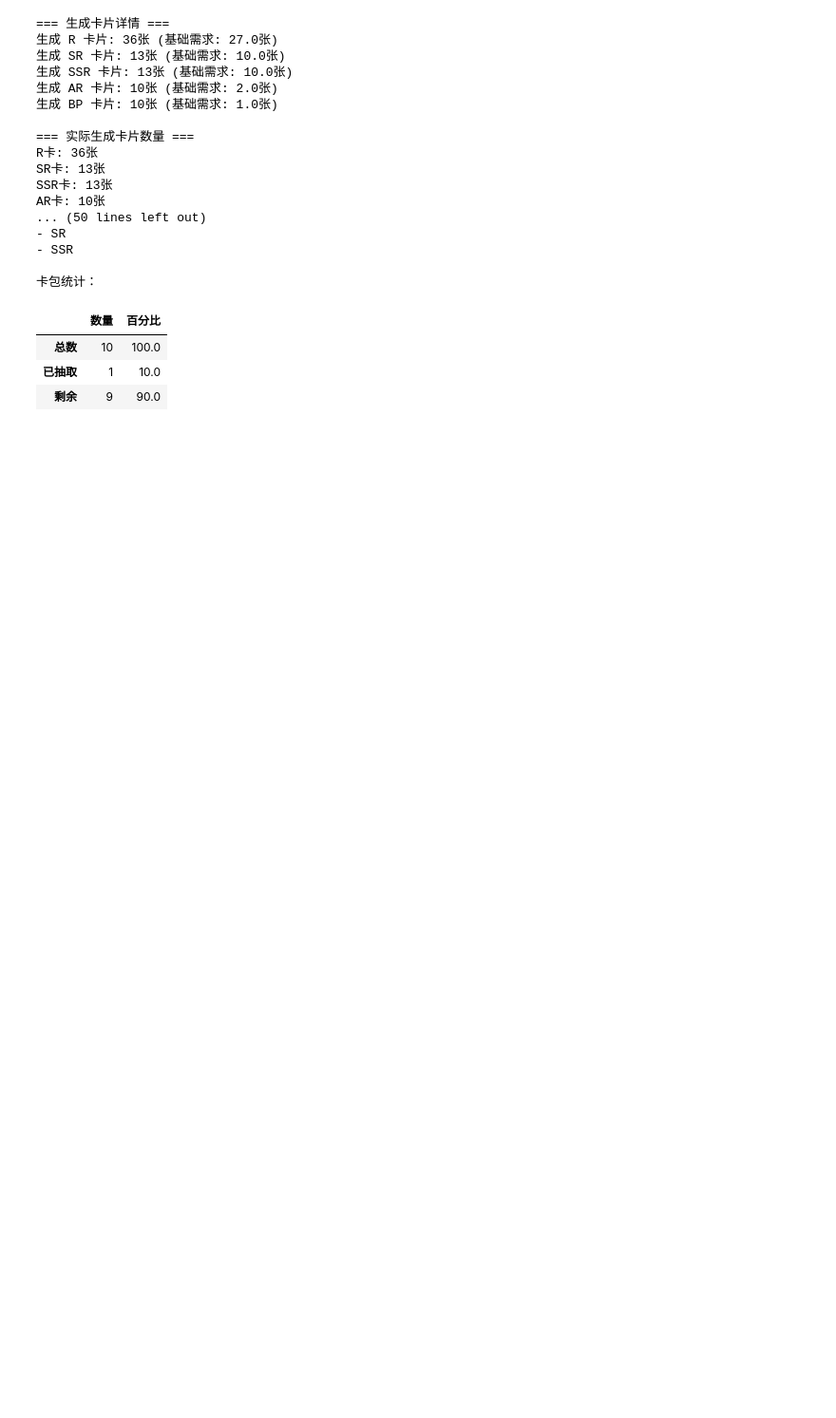
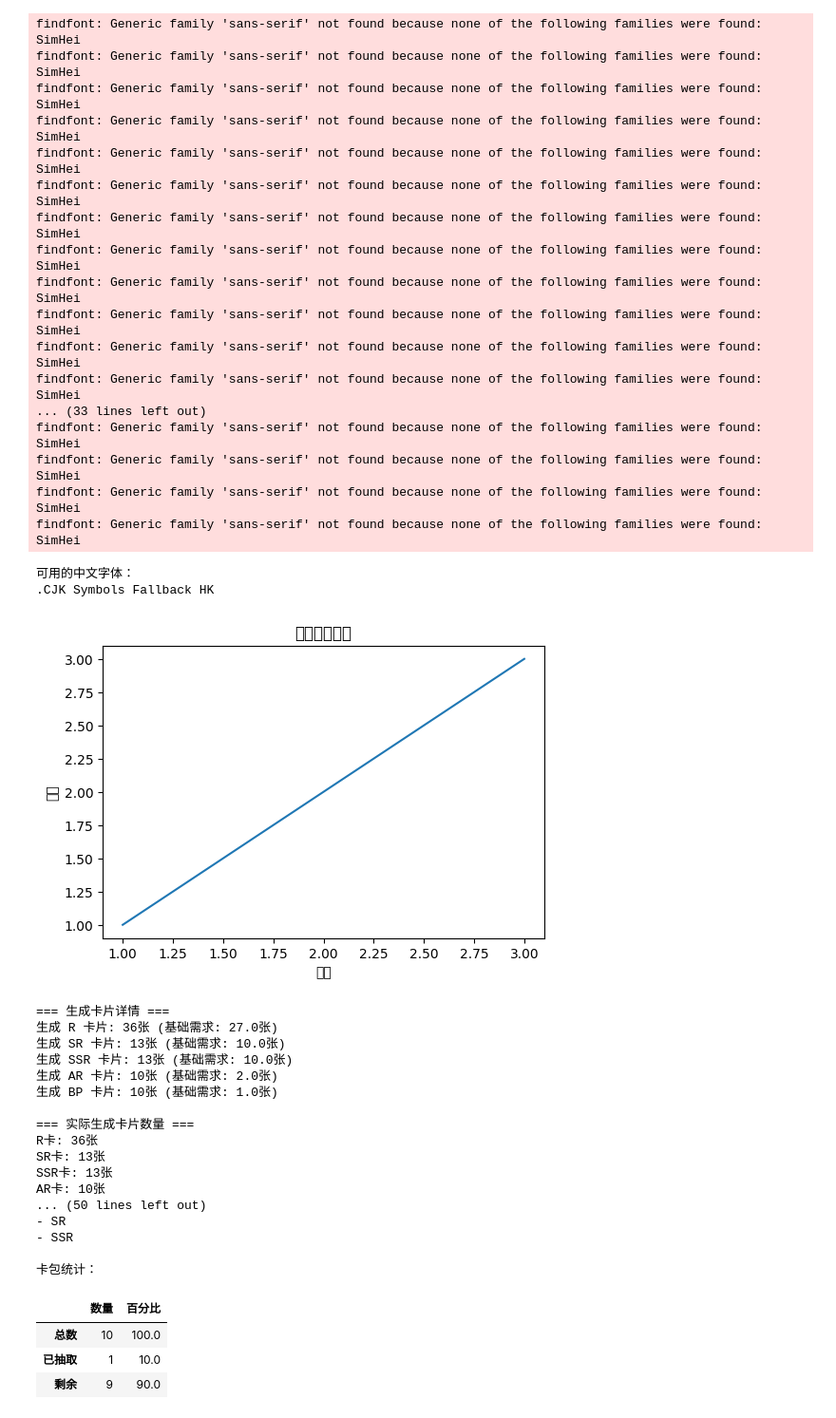
Before and after one commit to jomyhuang/drawplay-1, a Jupyter notebook: notebooks/fristbook.ipynb, the cells around one changed output. Shown at 95% size. Saved outputs shown, nothing was run; the diff lists cells and outputs as text; code cells hidden in the pictures; blank space fills up the shorter version.

```diff
--- a/notebooks/fristbook.ipynb
+++ b/notebooks/fristbook.ipynb
@@ -1,3 +1,50 @@
+# %%
+import matplotlib.font_manager as fm
+
+# 列出所有可用字体
+fonts = [f.name for f in fm.fontManager.ttflist]
+chinese_fonts = [f for f in fonts if ('Chinese' in f or 'CJK' in f)]
+print("可用的中文字体：")
+for font in chinese_fonts:
+    print(font)
+
+import matplotlib.pyplot as plt
+
+
+# 设置中文字体
+plt.rcParams['font.sans-serif'] = ['SimHei']  # 设置默认字体为黑体
+plt.rcParams['axes.unicode_minus'] = False
+#plt.rcParams['font.sans-serif'] = ['CJK Symbols Fallback HK', 'Noto Sans CJK SC', 'SimHei']  # 按优先级设置字体
+#plt.rcParams['axes.unicode_minus'] = False
+
+# 测试中文显示
+plt.figure(figsize=(6, 4))
+plt.plot([1, 2, 3], [1, 2, 3])
+plt.title('测试中文标题')
+plt.xlabel('横轴')
+plt.ylabel('纵轴')
+plt.show()
+# %% [output]
+findfont: Generic family 'sans-serif' not found because none of the following families were found: SimHei
+findfont: Generic family 'sans-serif' not found because none of the following families were found: SimHei
+findfont: Generic family 'sans-serif' not found because none of the following families were found: SimHei
+findfont: Generic family 'sans-serif' not found because none of the following families were found: SimHei
+findfont: Generic family 'sans-serif' not found because none of the following families were found: SimHei
+findfont: Generic family 'sans-serif' not found because none of the following families were found: SimHei
+findfont: Generic family 'sans-serif' not found because none of the following families were found: SimHei
+findfont: Generic family 'sans-serif' not found because none of the following families were found: SimHei
+findfont: Generic family 'sans-serif' not found because none of the following families were found: SimHei
+findfont: Generic family 'sans-serif' not found because none of the following families were found: SimHei
+findfont: Generic family 'sans-serif' not found because none of the following families were found: SimHei
+findfont: Generic family 'sans-serif' not found because none of the following families were found: SimHei
+... (33 lines left out)
+findfont: Generic family 'sans-serif' not found because none of the following families were found: SimHei
+findfont: Generic family 'sans-serif' not found because none of the following families were found: SimHei
+findfont: Generic family 'sans-serif' not found because none of the following families were found: SimHei
+findfont: Generic family 'sans-serif' not found because none of the following families were found: SimHei
+可用的中文字体：
+.CJK Symbols Fallback HK
+[figure, added]
 # %%
 # 添加项目根目录到系统路径
 import os
```
Also changed, not shown: 5 other files.
